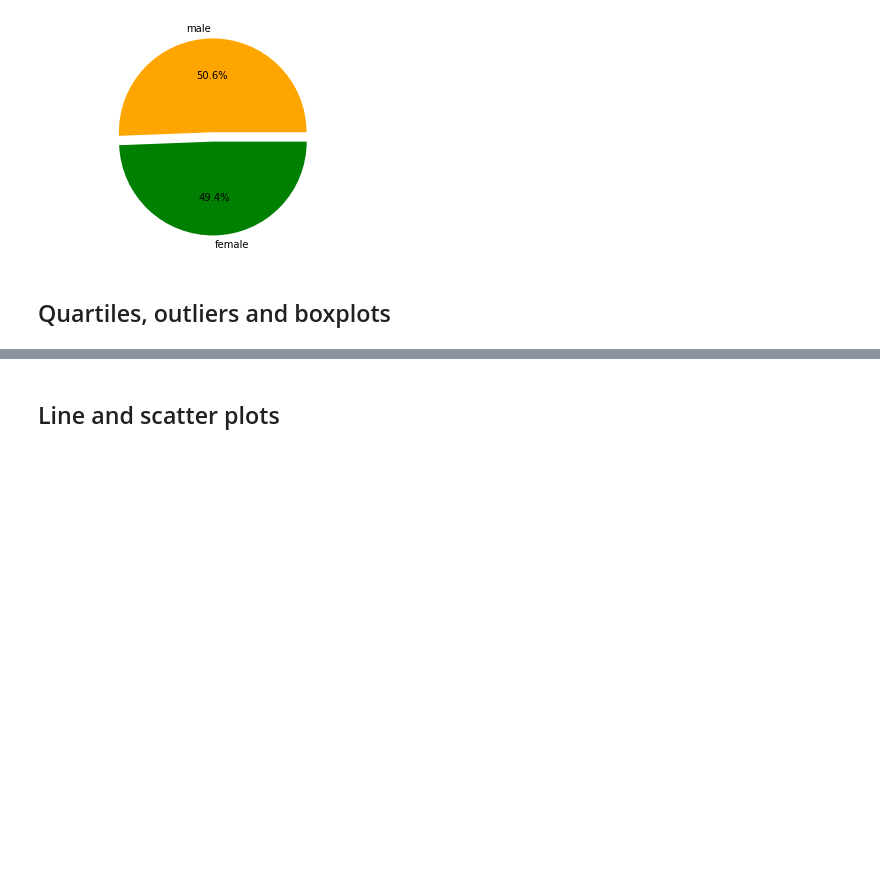
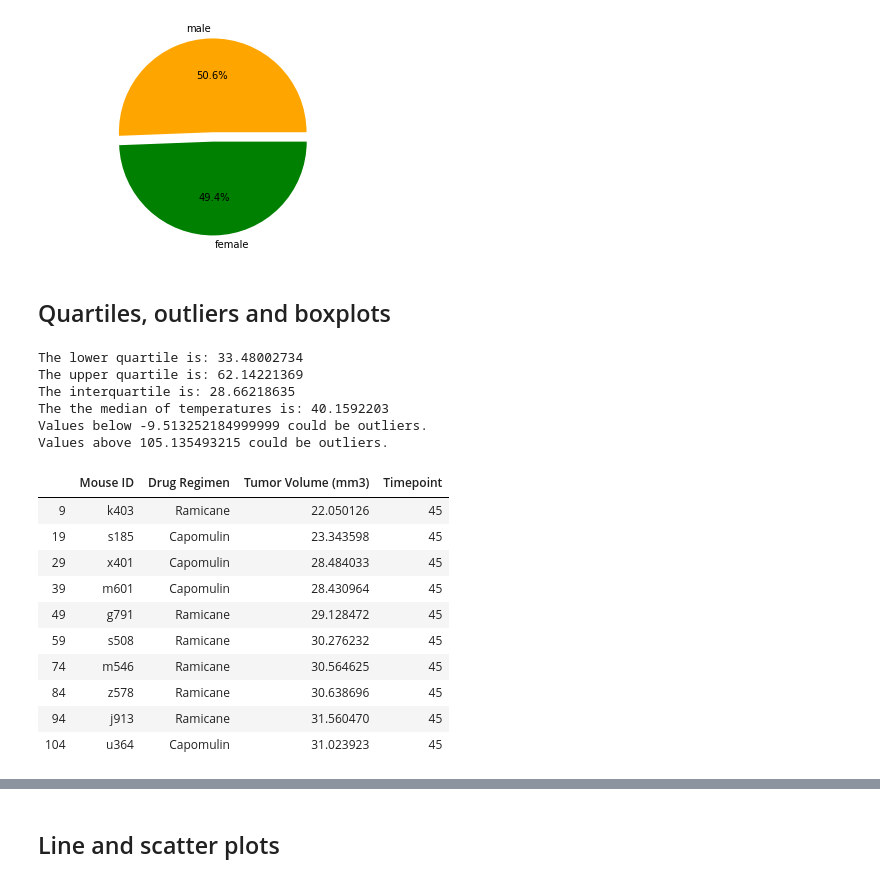
Before and after one commit to amolgupte/Matplotlib-Challenge, a Jupyter notebook: PyPharma.ipynb, the cells around one changed output, grey strips where cells are left out. Saved outputs shown, nothing was run; the diff lists cells and outputs as text; code cells hidden in the pictures; blank space fills up the shorter version.

```diff
--- a/PyPharma.ipynb
+++ b/PyPharma.ipynb
@@ -160,2 +158,57 @@ plt.axis("equal")
+# %%
+# Calculate the final tumor volume of each mouse across four of the most promising treatment regimens.
+# Calculate the quartiles and IQR and quantitatively determine if there are any potential outliers across all four treatment regimens..
+
+new_df_tumor_vol=combine_data[[ 'Mouse ID','Drug Regimen','Tumor Volume (mm3)','Timepoint']]
+#new_df_tumor_vol
+
+indexNames = new_df_tumor_vol[new_df_tumor_vol['Timepoint']!=45].index
+
+new_df_tumor_vol.drop(indexNames, inplace = True)
+
+#new_df_tumor_vol
+indexNames_dg = new_df_tumor_vol[ (new_df_tumor_vol['Drug Regimen']!="Capomulin") & (new_df_tumor_vol['Drug Regimen']!="Ramicane") & (new_df_tumor_vol['Drug Regimen']!= "Infubinol") & (new_df_tumor_vol['Drug Regimen']!="Ceftamin")].index
+
+
+new_df_tumor_vol.drop(indexNames_dg, inplace = True)
+#new_df_tumor_vol["Drug Regimen"].unique()
+new_df_tumor_vol.head(10)
+
+TumorVolume=new_df_tumor_vol['Tumor Volume (mm3)']
+
+quartiles = TumorVolume.quantile([.25,.5,.75])
+lowerq = quartiles[0.25]
+upperq = quartiles[0.75]
+iqr = upperq-lowerq
+
+print(f"The lower quartile is: {lowerq}")
+print(f"The upper quartile is: {upperq}")
+print(f"The interquartile is: {iqr}")
+print(f"The the median of temperatures is: {quartiles[0.5]} ")
+lower_bound = lowerq - (1.5*iqr)
+upper_bound = upperq + (1.5*iqr)
+print(f"Values below {lower_bound} could be outliers.")
+print(f"Values above {upper_bound} could be outliers.")
+# %% [output]
+The lower quartile is: 33.48002734
+The upper quartile is: 62.14221369
+The interquartile is: 28.66218635
+The the median of temperatures is: 40.1592203
+Values below -9.513252184999999 could be outliers.
+Values above 105.135493215 could be outliers.
+# %%
+new_df_tumor_vol.head(10)
+# %% [output]
+|  | Mouse ID | Drug Regimen | Tumor Volume (mm3) | Timepoint |
+| 9 | k403 | Ramicane | 22.050126 | 45 |
+| 19 | s185 | Capomulin | 23.343598 | 45 |
+| 29 | x401 | Capomulin | 28.484033 | 45 |
+| 39 | m601 | Capomulin | 28.430964 | 45 |
+| 49 | g791 | Ramicane | 29.128472 | 45 |
+| 59 | s508 | Ramicane | 30.276232 | 45 |
+| 74 | m546 | Ramicane | 30.564625 | 45 |
+| 84 | z578 | Ramicane | 30.638696 | 45 |
+| 94 | j913 | Ramicane | 31.560470 | 45 |
+| 104 | u364 | Capomulin | 31.023923 | 45 |
 # %%
 # Generate a box plot of the final tumor volume of each mouse across four regimens of interest
```
Also changed, not shown: parts of 3 cells of this notebook.
